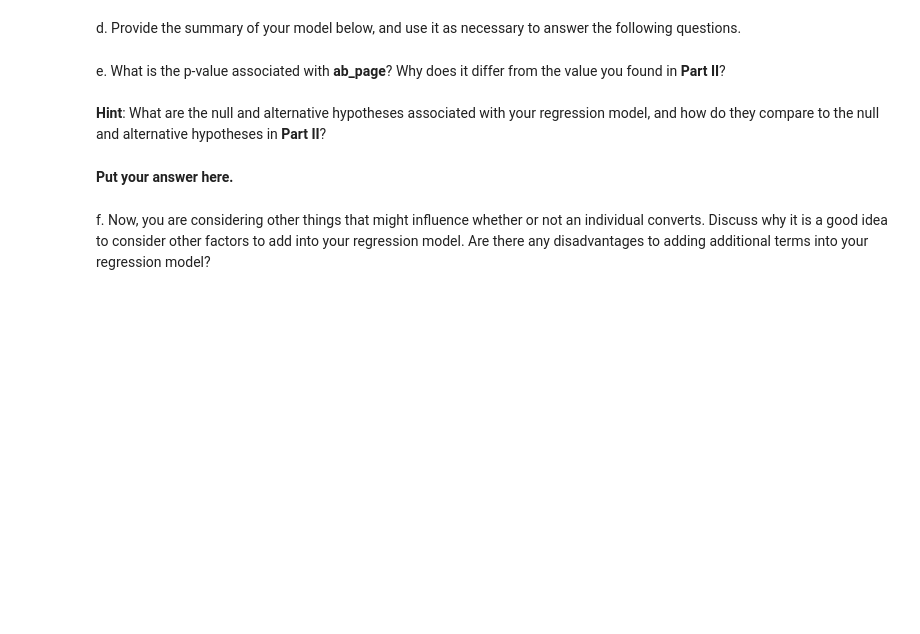
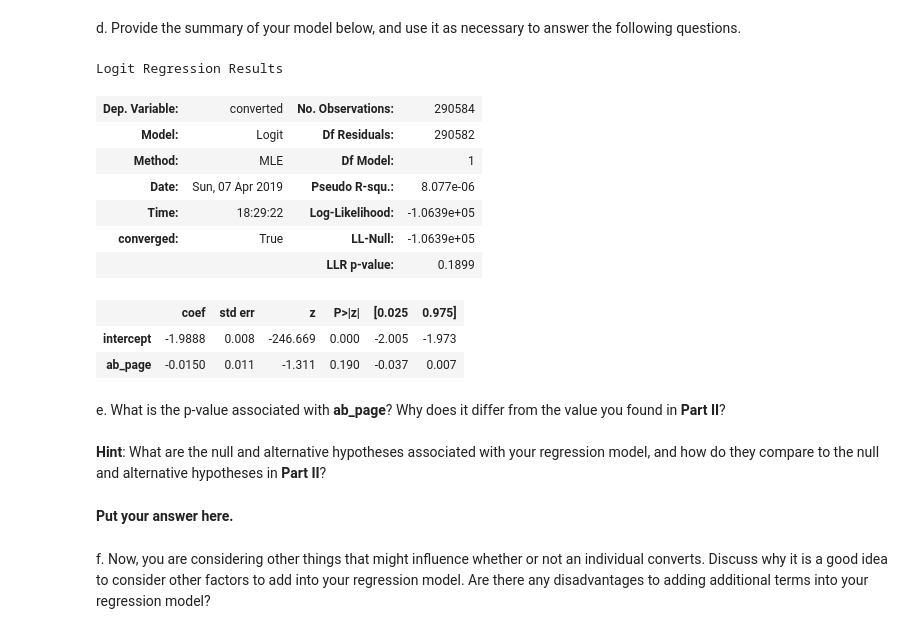
Before and after one commit to ToHa1966/Analyze-A-B-Test-Results, a Jupyter notebook: Analyze_ab_test_results_notebook.ipynb, the cells around one changed output. Saved outputs shown, nothing was run; the diff lists cells and outputs as text; code cells hidden in the pictures; blank space fills up the shorter version.

```diff
--- a/Analyze_ab_test_results_notebook.ipynb
+++ b/Analyze_ab_test_results_notebook.ipynb
@@ -346,3 +360,19 @@ results.summary()
+# %%
+from scipy import stats
+stats.chisqprob = lambda chisq, df: stats.chi2.sf(chisq, df)
+results.summary()
+# %% [output]
+Logit Regression Results
+| Dep. Variable: | converted | No. Observations: | 290584 |
+| Model: | Logit | Df Residuals: | 290582 |
+| Method: | MLE | Df Model: | 1 |
+| Date: | Sun, 07 Apr 2019 | Pseudo R-squ.: | 8.077e-06 |
+| Time: | 18:29:22 | Log-Likelihood: | -1.0639e+05 |
+| converged: | True | LL-Null: | -1.0639e+05 |
+|  |  | LLR p-value: | 0.1899 |
+|  | coef | std err | z | P>|z| | [0.025 | 0.975] |
+| intercept | -1.9888 | 0.008 | -246.669 | 0.000 | -2.005 | -1.973 |
+| ab_page | -0.0150 | 0.011 | -1.311 | 0.190 | -0.037 | 0.007 |
 # %% [markdown]
 e. What is the p-value associated with **ab_page**? Why does it differ from the value you found in **Part II**?<br><br>  **Hint**: What are the null and alternative hypotheses associated with your regression model, and how do they compare to the null and alternative hypotheses in **Part II**?
 # %% [markdown]
```
Also changed, not shown: parts of 21 cells of this notebook, 1 other file.
